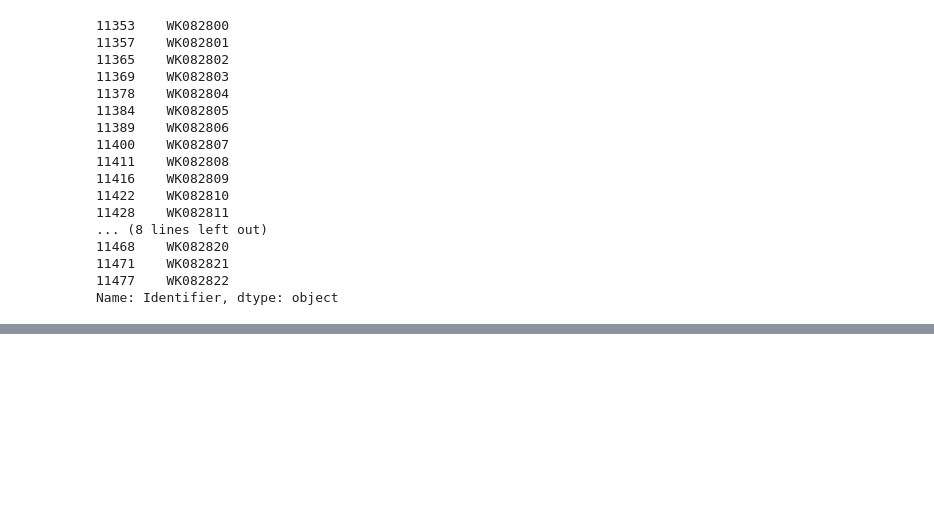
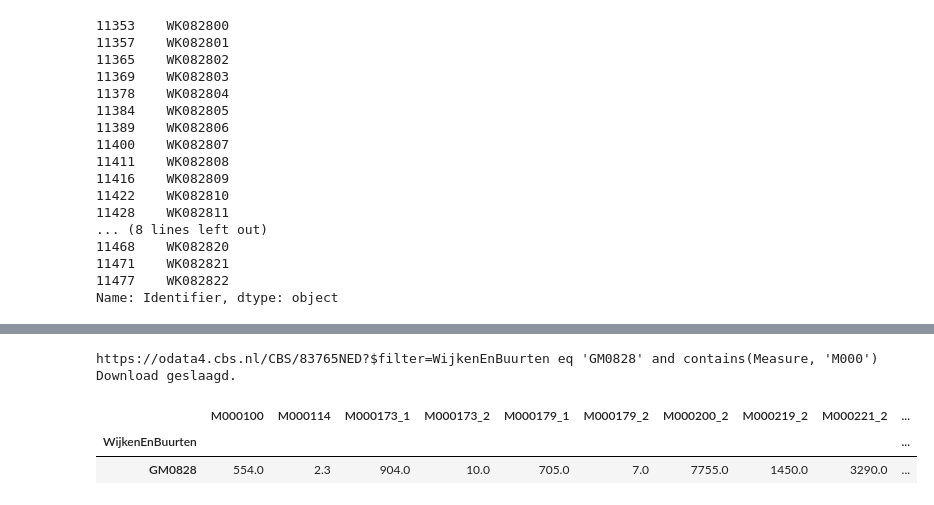
Before and after one commit to DanAugustus/KiesKaart, a Jupyter notebook: CBSparserOData4.ipynb, the cells around one changed output, grey strips where cells are left out. Cells and saved outputs as stored; diff of their text form; code cells hidden in the pictures; blank space fills up the shorter version.

```diff
--- a/CBSparserOData4.ipynb
+++ b/CBSparserOData4.ipynb
@@ -430,0 +496,14 @@ is het netjes om in een ander notebook verder te gaan.
+# %%
+#Test met GM
+#parserOData4("83765NED", "GM")
+#Test met enkele code
+#parserOData4("83765NED",selectie_gem)
+#Test beide met extra filter
+#parserOData4("83765NED", "GM", custom_filter="contains(Measure, 'M000')")
+parserOData4("83765NED", selectie_gem, custom_filter="contains(Measure, 'M000')")
+# %% [output]
+https://odata4.cbs.nl/CBS/83765NED?$filter=WijkenEnBuurten eq 'GM0828' and contains(Measure, 'M000')
+Download geslaagd.
+|  | M000100 | M000114 | M000173_1 | M000173_2 | M000179_1 | M000179_2 | M000200_2 | M000219_2 | M000221_2 | ... |
+| WijkenEnBuurten |  |  |  |  |  |  |  |  |  | ... |
+| GM0828 | 554.0 | 2.3 | 904.0 | 10.0 | 705.0 | 7.0 | 7755.0 | 1450.0 | 3290.0 | ... |
```
Also changed, not shown: parts of 24 cells of this notebook.
